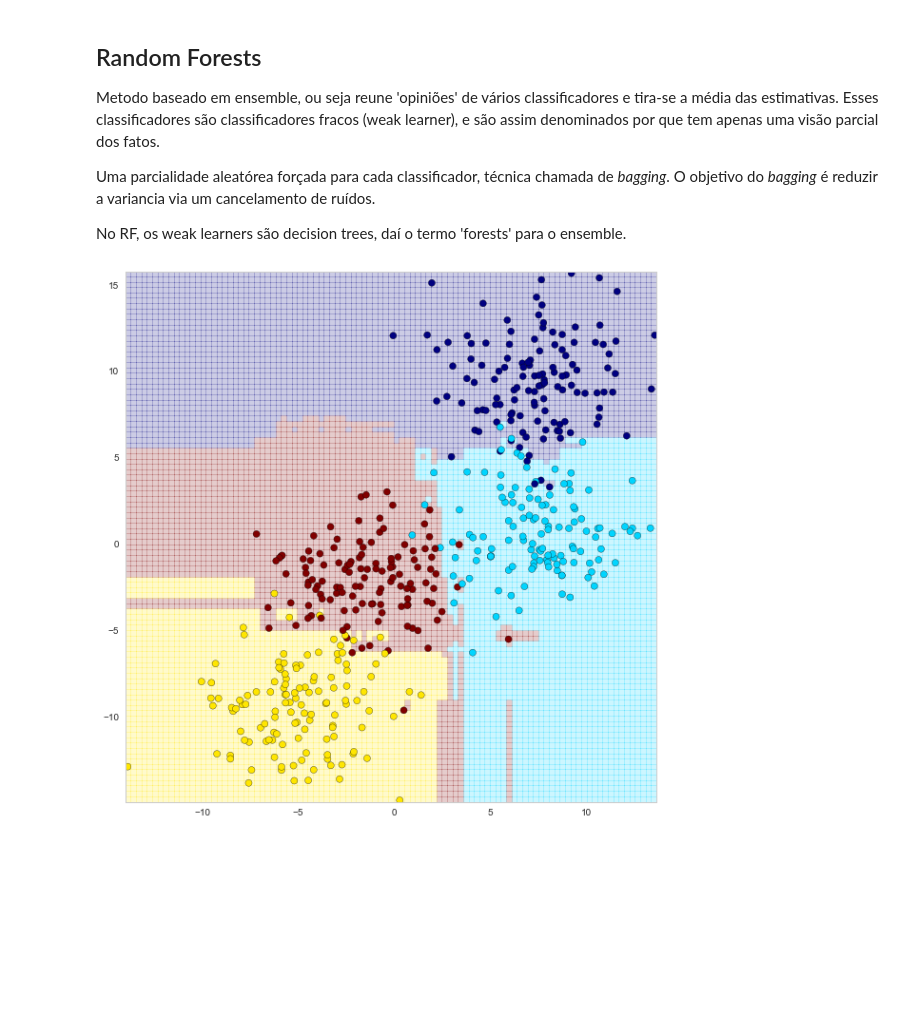
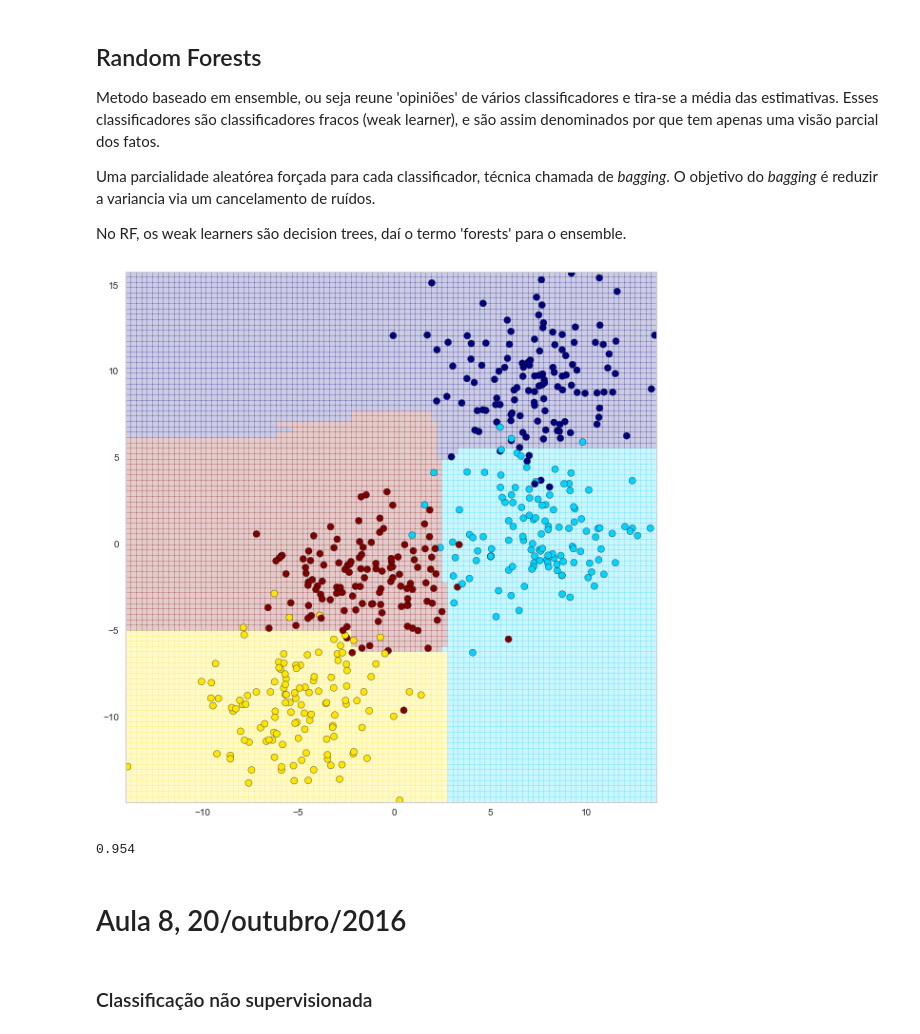
Before and after one commit to hitoshinagano/Locaweb_aulas, a Jupyter notebook: Aula_Parte2.ipynb, the cells around one changed output. Saved outputs shown, nothing was run; the diff lists cells and outputs as text; code cells hidden in the pictures; blank space fills up the shorter version.

```diff
--- a/Aula_Parte2.ipynb
+++ b/Aula_Parte2.ipynb
@@ -624,10 +612,10 @@ No RF, os weak learners são decision trees, daí o termo 'forests' para o ensem
 # %%
 from sklearn.ensemble import RandomForestClassifier
 
 # n_estimators
-clf = RandomForestClassifier(n_estimators=100,random_state=0)
+clf = RandomForestClassifier(n_estimators=100,random_state=0, max_depth=3)
 
 # Get rid of boundaries to avoid error
 visualize_tree(clf,X,y,boundaries=False)
 # %% [output]
-[figure, old version]
+[figure, new version]
@@ -633,0 +626,8 @@ visualize_tree(clf,X,y,boundaries=False)
+# %%
+print metrics.accuracy_score(y, y_pred)
+# %% [output]
+0.954
+# %% [markdown]
+# Aula 8, 20/outubro/2016
+# %% [markdown]
+### Classificação não supervisionada
```
Also changed, not shown: parts of 38 cells of this notebook.
